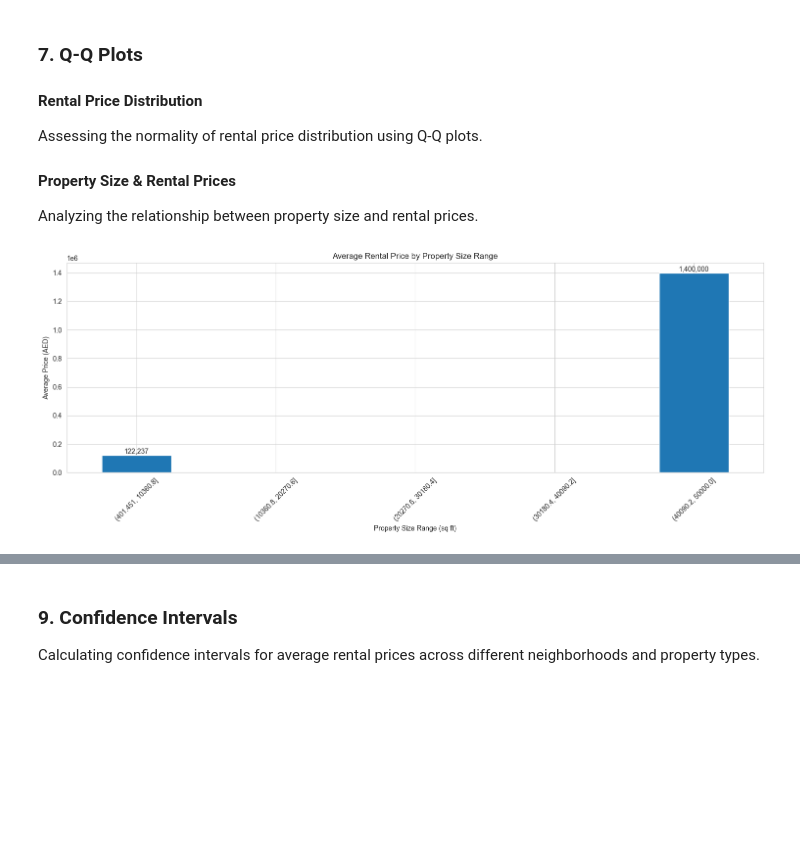
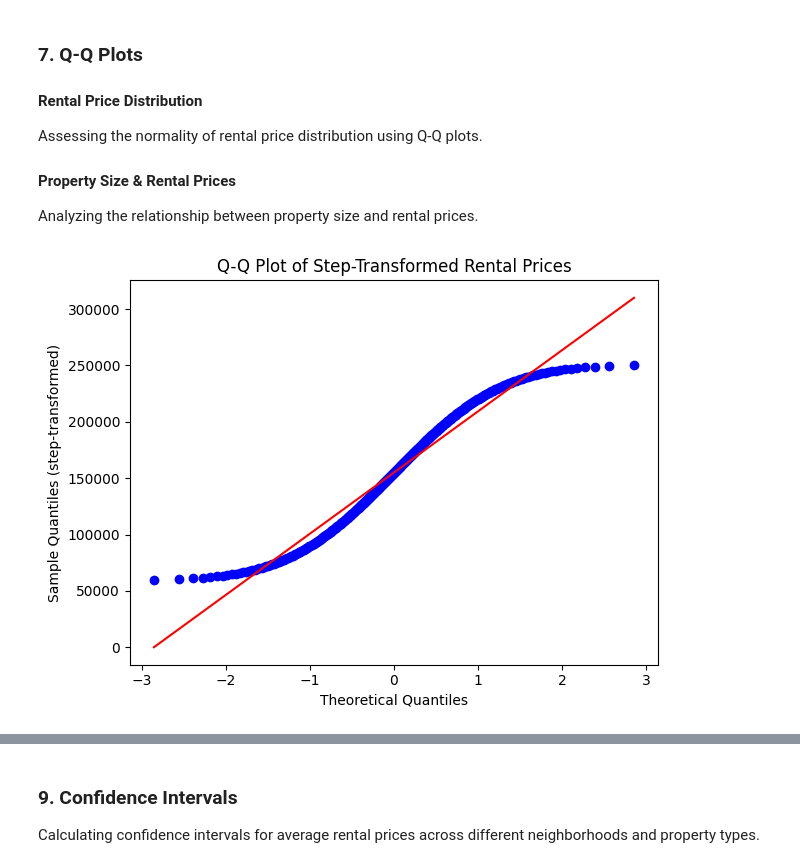
Before and after one commit to HamdanAlhajeri/StatisticsDubbizle, a Jupyter notebook: Data.ipynb, the cells around one changed output, grey strips where cells are left out. Saved outputs shown, nothing was run; the diff lists cells and outputs as text; code cells hidden in the pictures; blank space fills up the shorter version.

```diff
--- a/Data.ipynb
+++ b/Data.ipynb
@@ -163,24 +161,12 @@ Assessing the normality of rental price distribution using Q-Q plots.
 
 #### Property Size & Rental Prices
 Analyzing the relationship between property size and rental prices.
-# %%
-fig, ax1 = plt.subplots(figsize=(15, 6))
-
-size_bins = pd.cut(db['Size'], bins=5)
-avg_price_by_size = db.groupby(size_bins)['Price'].mean()
-
-avg_price_by_size.plot(kind='bar', ax=ax1)
-ax1.set_title('Average Rental Price by Property Size Range')
-ax1.set_xlabel('Property Size Range (sq ft)')
-ax1.set_ylabel('Average Price (AED)')
-ax1.tick_params(axis='x', rotation=45)
-
-# Add price labels on top of bars
-for i, price in enumerate(avg_price_by_size):
-    if not np.isnan(price):
-        ax1.text(i, price, f'{int(price):,}', ha='center', va='bottom')
-
-plt.tight_layout()
-plt.show()
-# %% [output]
-[figure, removed]
+# %%
+stats.probplot(np.linspace(min(db['Price']), max(db['Price']), len(db['Price'])), dist="norm", plot=plt)
+plt.title('Q-Q Plot of Step-Transformed Rental Prices')
+plt.xlabel('Theoretical Quantiles')
+plt.ylabel('Sample Quantiles (step-transformed)')
+plt.tight_layout()
+plt.show()
+# %% [output]
+[figure, added]
```
Also changed, not shown: parts of 10 cells of this notebook, 6 other files.
